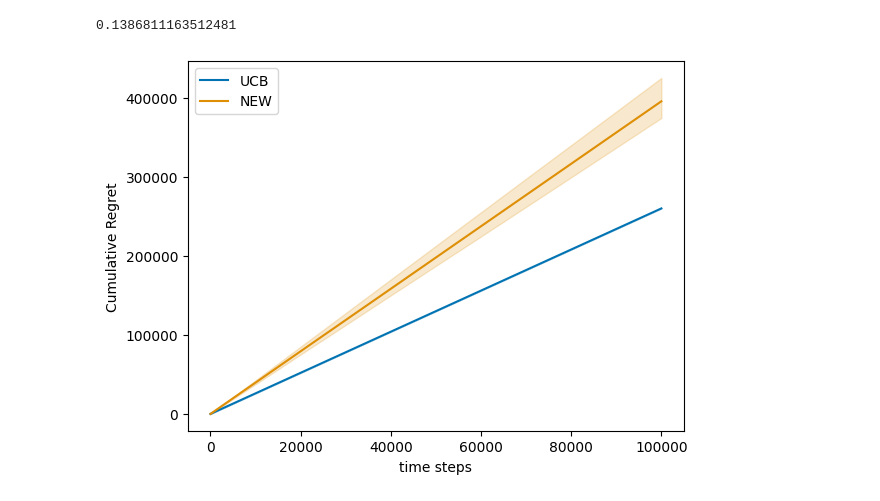
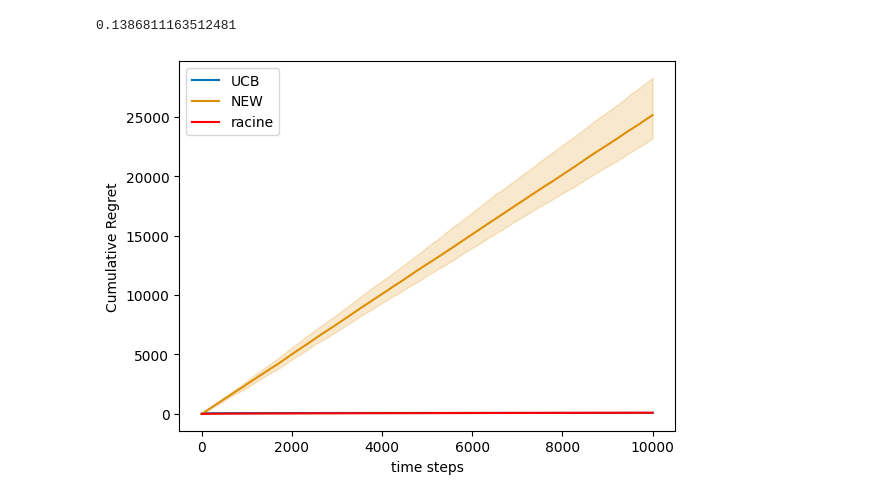
Before and after one commit to AugustinCablant/CRITEO-INTERNSHIP, a Jupyter notebook: create_environment.ipynb, the cells around one changed output. Cells and saved outputs as stored; diff of their text form; code cells hidden in the pictures.

```diff
--- a/create_environment.ipynb
+++ b/create_environment.ipynb
@@ -334,7 +334,8 @@ class StochasticEnvironment(gym.Env):
         reward_leaf = self.get_reward(leaf)
         means = self.get_means()
         reward_mean = leaf.mean
-        return max(means) - reward_mean
+        #return max(means) - reward_mean  #pseudo-regret
+        return max(total_reward_per_leaf) - reward_leaf  #regret
 
     def get_means(self):
         return list(np.array(self.mus[0][0]) + np.array(self.mus[1][0])) + list(np.array(self.mus[0][1]) + np.array(self.mus[1][1]))
@@ -610,7 +611,8 @@ def plot_regret(regrets, logscale = False, lb = None, q = 10, save_pdf = None):
 
     if lb is not None:
         plt.plot(np.arange(T), lb, color='black', marker='*', markevery=int(T/10))
-
+    sqrt = [np.sqrt(t) for t in range(T)]
+    plt.plot(np.arange(T), sqrt, label="racine", color = "red", alpha=0.3)
     plt.xlabel('time steps')
     plt.ylabel('Cumulative Regret')
     plt.legend()
@@ -618,25 +620,25 @@ def plot_regret(regrets, logscale = False, lb = None, q = 10, save_pdf = None):
         plt.savefig(f'{save_pdf}')
     reg_plot.show()
 # %%
-T = 100000  # Finite Horizon
+T = 10000  # Finite Horizon
 N = 10  # Monte Carlo simulations
 q = 10  #choice of percentile display
 mus = [
     [0.3, 2.6], # Layer 1
     [[0.1, 0.15, 0.05, 0.3, 0.2, 0.09, 0.2, 0.4, 0.3], [1.5, 2, 2.5]] # Layer 2
 ]
 
 # Framework for the experiments
 env = StochasticEnvironment(mus)
 
 # Initialization of the agents
 new = NestedExponentialWeights(environment=env)
 ucb = UCB(environment=env)
 
 # Run experiments
 all_data = experiment(env, [ucb, new], Nmc=N, T=T)
 
 # Plot results
 plot_regret(regrets = all_data, logscale = False, lb = None, q = 10)
 # %% [output]
-[figure, old version]
+[figure, new version]
```
Also changed, not shown: parts of 4 cells of this notebook, 1 other file.
